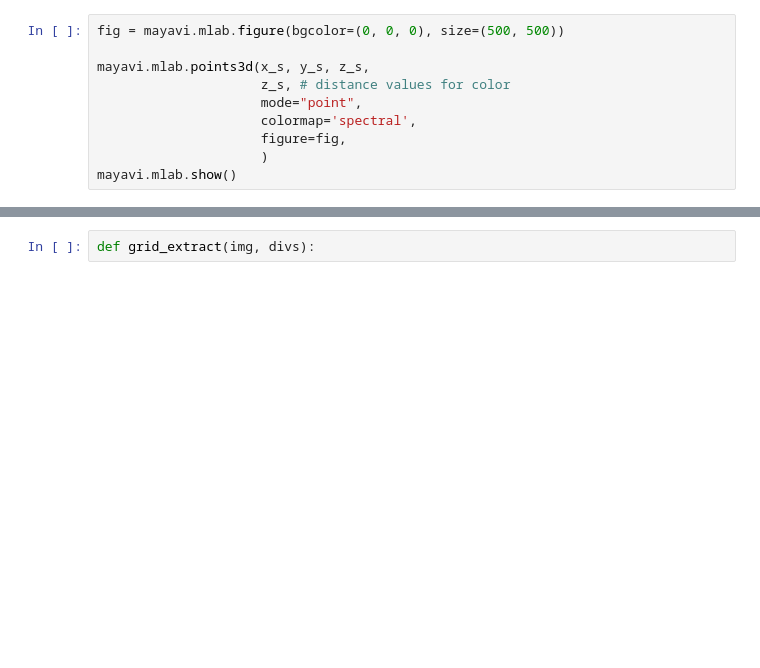
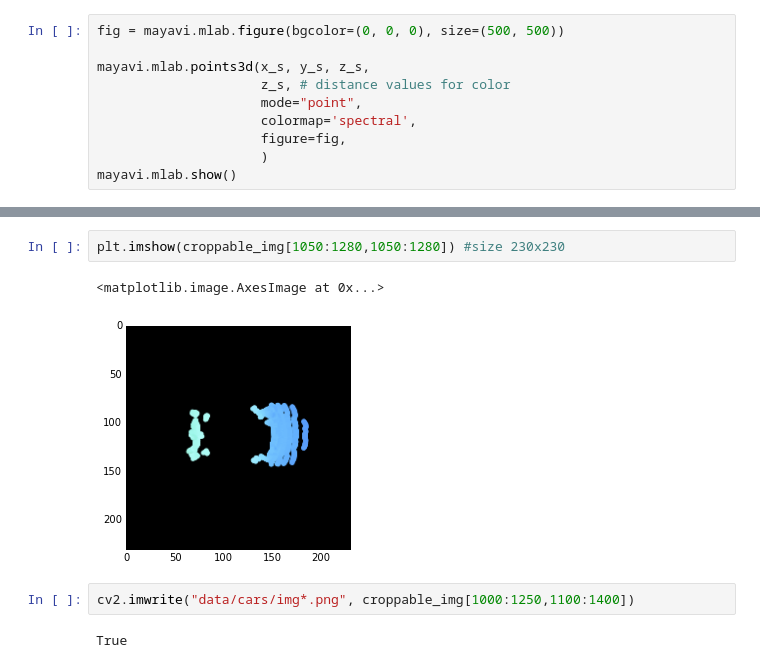
Before and after one commit to moe-elsadig/DidiChallengeHelperScripts, a Jupyter notebook: Feature_extraction_from_velo_points.ipynb, the cells around one changed output, grey strips where cells are left out. Drawn from its saved outputs; the diff is of its cells as text; blank space fills up the shorter version.

```diff
--- a/Feature_extraction_from_velo_points.ipynb
+++ b/Feature_extraction_from_velo_points.ipynb
@@ -341,2 +353,9 @@ plt.imshow(croppable_img2)
-# %%
-def grid_extract(img, divs):
+# %%
+plt.imshow(croppable_img[1050:1280,1050:1280]) #size 230x230
+# %% [output]
+<matplotlib.image.AxesImage at 0x...>
+[figure, added]
+# %%
+cv2.imwrite("data/cars/img*.png", croppable_img[1000:1250,1100:1400])
+# %% [output]
+True
```
Also changed, not shown: parts of 15 cells of this notebook, 1 other file.
